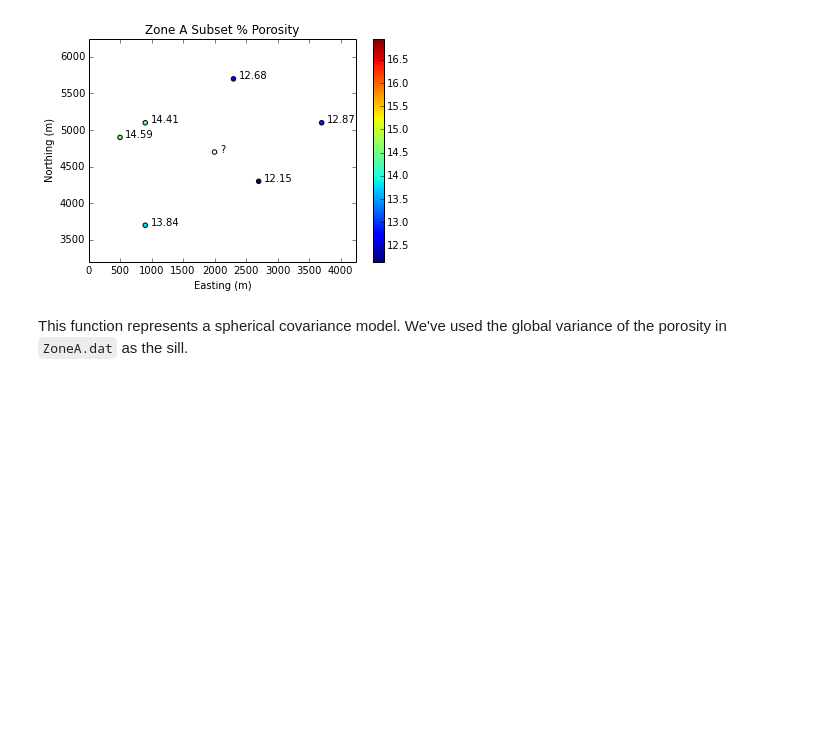
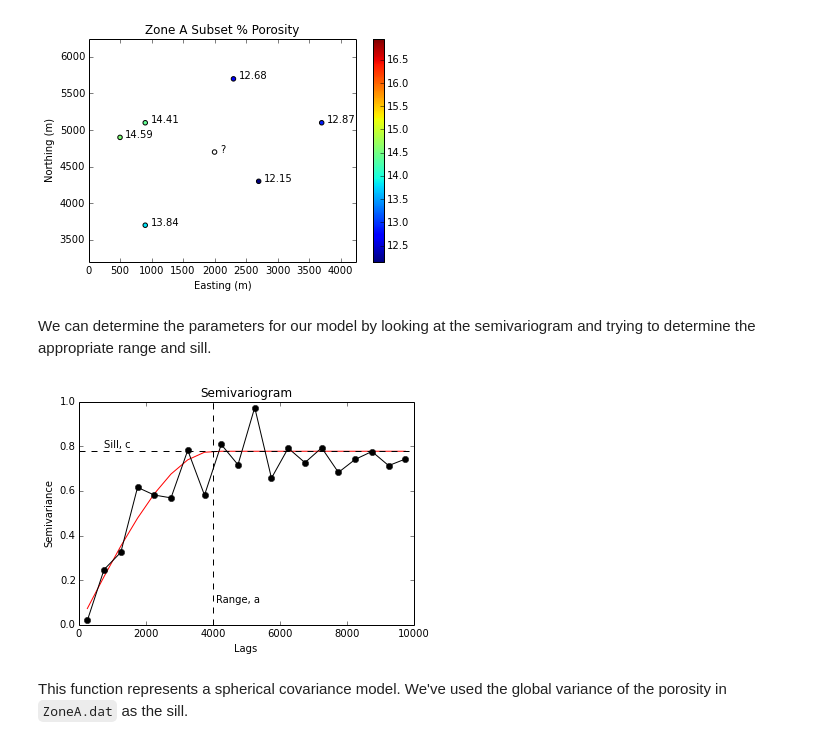
Before and after one commit to cjohnson318/geostatsmodels, a Jupyter notebook: notebooks/KrigingExample.ipynb, the cells around one changed output. Drawn from its saved outputs; the diff is of its cells as text; code cells hidden in the pictures; blank space fills up the shorter version.

```diff
--- a/notebooks/KrigingExample.ipynb
+++ b/notebooks/KrigingExample.ipynb
@@ -6,7 +6,7 @@ import pandas
 # %% [markdown]
 We'll read the data from `ZoneA.dat`.
 # %%
-ZoneA = utilities.readGeoEAS('ZoneA.dat')
+ZoneA = utilities.readGeoEAS('../data/ZoneA.dat')
 # %% [markdown]
 We want the first, second and fourth columns of the data set, representing the x and y spatial coordinates, and the porosity.
 # %%
@@ -35,5 +35,37 @@ xlabel('Easting (m)')
 ylabel('Northing (m)') ;
 # %% [output]
 [figure]
+# %% [markdown]
+We can determine the parameters for our model by looking at the semivariogram and trying to determine the appropriate range and sill.
+# %%
+tolerance = 250
+lags = np.arange( tolerance, 10000, tolerance*2 )
+sill = np.var(ZoneA[:,2])
+
+# calculate the semivariogram
+h, sv = variograms.semivariogram( ZoneA, lags, tolerance )
+
+fig, ax = subplots()
+# function modeling the semivariogram
+#  * 4000.0 is the range, a, in the figure below
+#  * the sill, c, is the variance of the variable of interest
+svm = models.model( models.spherical, ( 4000.0, sill ) )
+# plot the semivariogram model
+ax.plot( h, svm(h), 'r' )
+# plot the empirical semivariogram
+ax.plot( h, sv, 'ko-' )
+
+
+ax.axhline( sill, ls='--', color='k' )
+ax.text( tolerance*3, sill*1.025, 'Sill, c' )
+
+ax.axvline( 4000, ls='--', color='k' )
+ax.text( 4000*1.025, 0.1, 'Range, a')
+
+ax.set_title('Semivariogram')
+ax.set_ylabel('Semivariance')
+ax.set_xlabel('Lags') ;
+# %% [output]
+[figure, added]
 # %% [markdown]
 This function represents a spherical covariance model. We've used the global variance of the porosity in `ZoneA.dat` as the sill.
```
Also changed, not shown: parts of 4 cells of this notebook.
